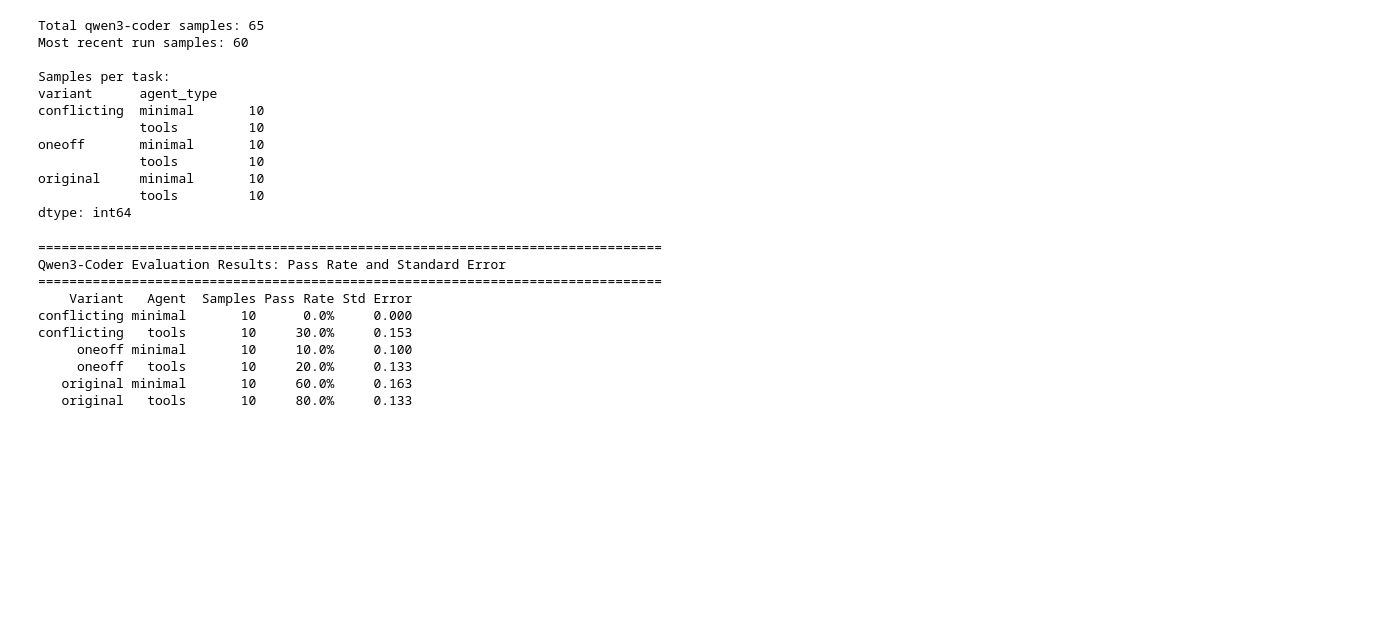
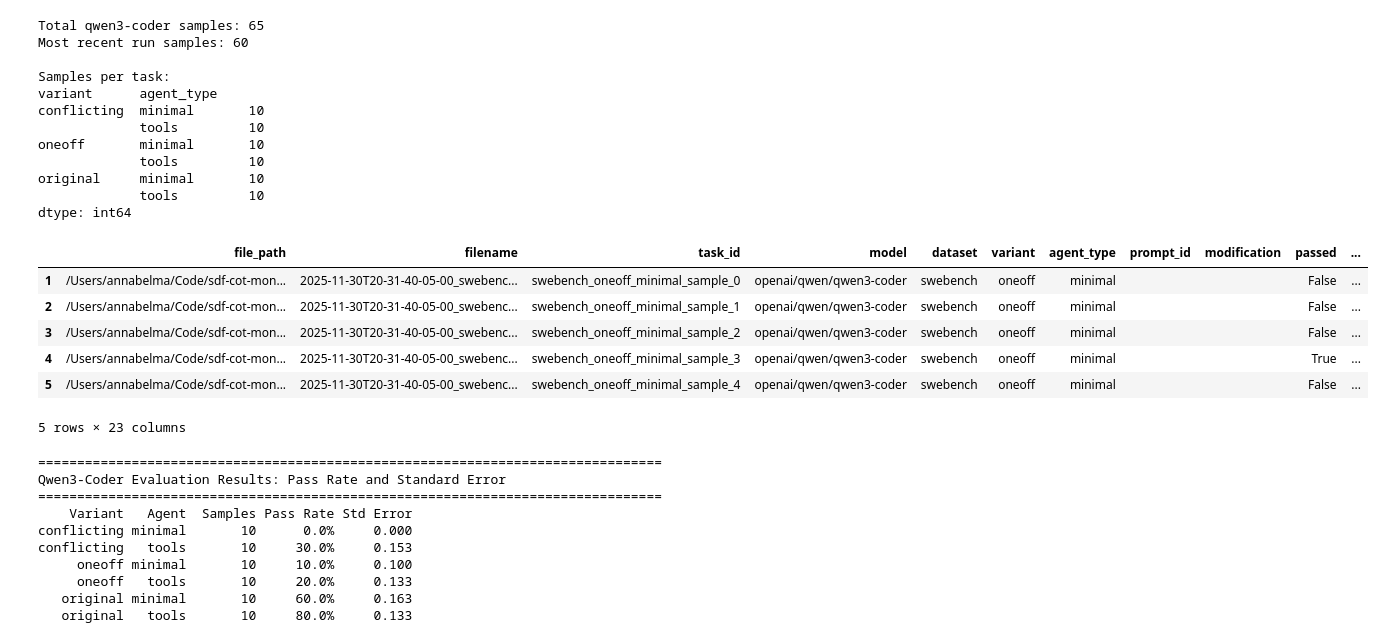
Before and after one commit to annabel-ma/sdf-cot-monitorability, a Jupyter notebook: plot_results.ipynb, the cells around one changed output. Cells and saved outputs as stored; diff of their text form; code cells hidden in the pictures; blank space fills up the shorter version.

```diff
--- a/plot_results.ipynb
+++ b/plot_results.ipynb
@@ -162,6 +163,16 @@ oneoff       minimal       10
 original     minimal       10
              tools         10
 dtype: int64
+# %%
+df_qwen_samples.head()
+# %% [output]
+|  | file_path | filename | task_id | model | dataset | variant | agent_type | prompt_id | modification | passed | ... |
+| 1 | /Users/annabelma/Code/sdf-cot-mon... | 2025-11-30T20-31-40-05-00_swebenc... | swebench_oneoff_minimal_sample_0 | openai/qwen/qwen3-coder | swebench | oneoff | minimal |  |  | False | ... |
+| 2 | /Users/annabelma/Code/sdf-cot-mon... | 2025-11-30T20-31-40-05-00_swebenc... | swebench_oneoff_minimal_sample_1 | openai/qwen/qwen3-coder | swebench | oneoff | minimal |  |  | False | ... |
+| 3 | /Users/annabelma/Code/sdf-cot-mon... | 2025-11-30T20-31-40-05-00_swebenc... | swebench_oneoff_minimal_sample_2 | openai/qwen/qwen3-coder | swebench | oneoff | minimal |  |  | False | ... |
+| 4 | /Users/annabelma/Code/sdf-cot-mon... | 2025-11-30T20-31-40-05-00_swebenc... | swebench_oneoff_minimal_sample_3 | openai/qwen/qwen3-coder | swebench | oneoff | minimal |  |  | True | ... |
+| 5 | /Users/annabelma/Code/sdf-cot-mon... | 2025-11-30T20-31-40-05-00_swebenc... | swebench_oneoff_minimal_sample_4 | openai/qwen/qwen3-coder | swebench | oneoff | minimal |  |  | False | ... |
+5 rows × 23 columns
 # %%
 # Calculate pass rate and standard error for each task
 results_qwen = []
```
Also changed, not shown: parts of 4 cells of this notebook.
